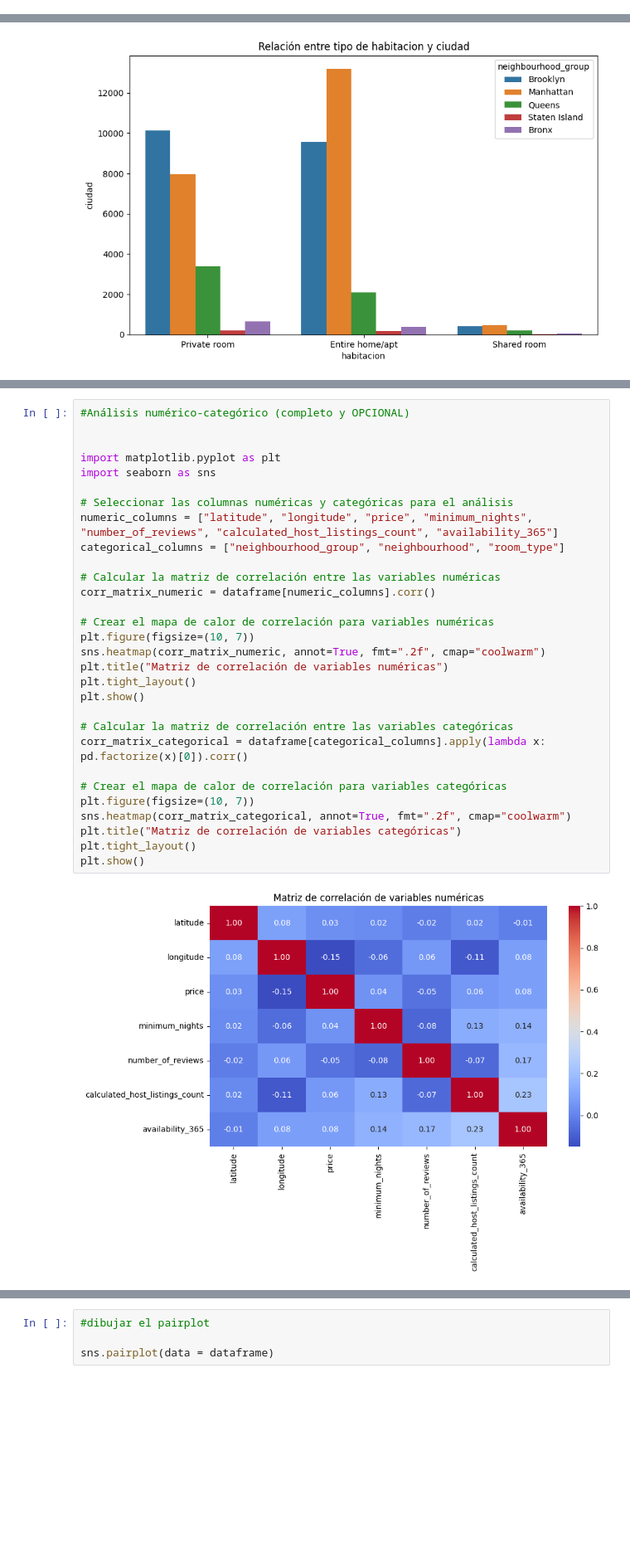
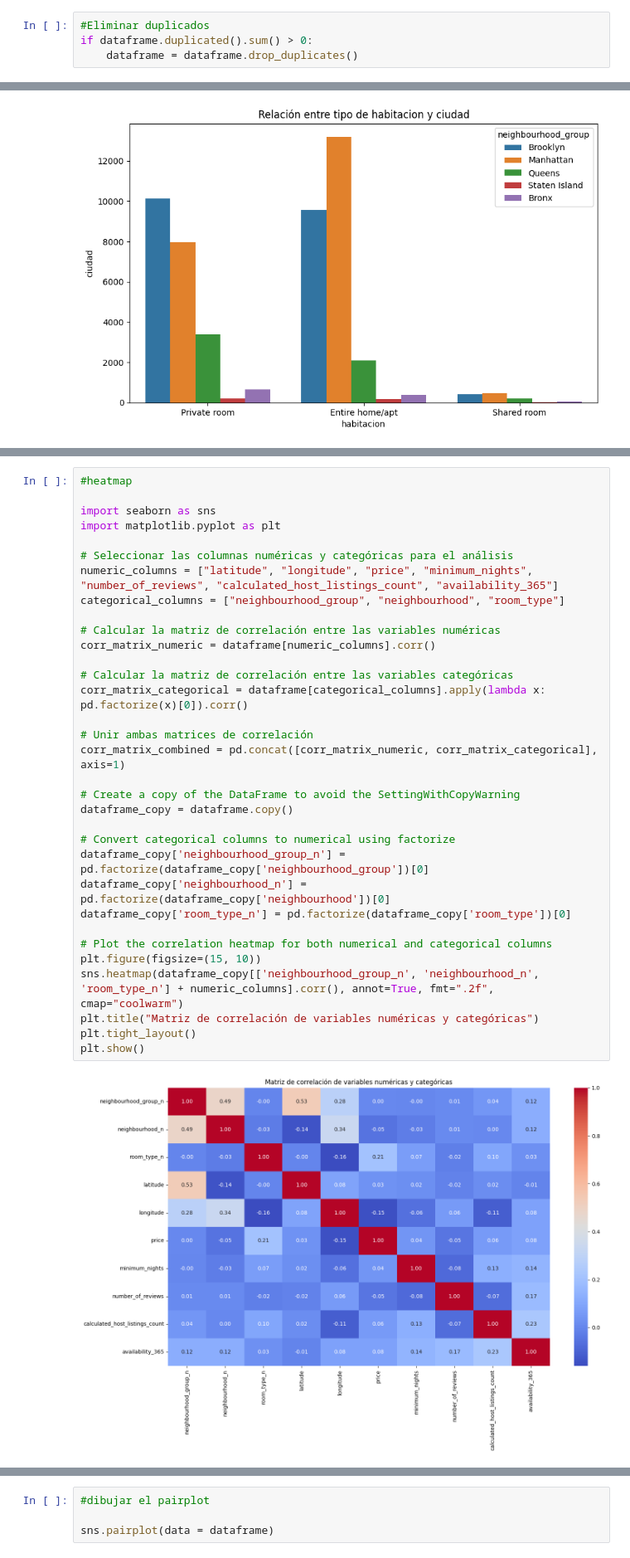
Before and after one commit to jaimed411/013-PROYECTO1-machine-learning-airbnb, a Jupyter notebook: src/appppp.ipynb, the cells around one changed output, grey strips where cells are left out. Shown at 83% size. Drawn from its saved outputs; the diff is of its cells as text; blank space fills up the shorter version.

```diff
--- a/src/appppp.ipynb
+++ b/src/appppp.ipynb
@@ -80,0 +67,4 @@ dataframe.drop("availability_365", axis = 1).duplicated().sum()
+# %%
+#Eliminar duplicados
+if dataframe.duplicated().sum() > 0:
+    dataframe = dataframe.drop_duplicates()
@@ -221,32 +265,35 @@ Conclusiones
 # %%
-#Análisis numérico-categórico (completo y OPCIONAL)
+#heatmap
 
-
+import seaborn as sns
 import matplotlib.pyplot as plt
-import seaborn as sns
 
 # Seleccionar las columnas numéricas y categóricas para el análisis
 numeric_columns = ["latitude", "longitude", "price", "minimum_nights", "number_of_reviews", "calculated_host_listings_count", "availability_365"]
 categorical_columns = ["neighbourhood_group", "neighbourhood", "room_type"]
 
 # Calcular la matriz de correlación entre las variables numéricas
 corr_matrix_numeric = dataframe[numeric_columns].corr()
 
-# Crear el mapa de calor de correlación para variables numéricas
-plt.figure(figsize=(10, 7))
-sns.heatmap(corr_matrix_numeric, annot=True, fmt=".2f", cmap="coolwarm")
-plt.title("Matriz de correlación de variables numéricas")
-plt.tight_layout()
-plt.show()
-
 # Calcular la matriz de correlación entre las variables categóricas
 corr_matrix_categorical = dataframe[categorical_columns].apply(lambda x: pd.factorize(x)[0]).corr()
 
-# Crear el mapa de calor de correlación para variables categóricas
-plt.figure(figsize=(10, 7))
-sns.heatmap(corr_matrix_categorical, annot=True, fmt=".2f", cmap="coolwarm")
-plt.title("Matriz de correlación de variables categóricas")
+# Unir ambas matrices de correlación
+corr_matrix_combined = pd.concat([corr_matrix_numeric, corr_matrix_categorical], axis=1)
+
+# Create a copy of the DataFrame to avoid the SettingWithCopyWarning
+dataframe_copy = dataframe.copy()
+
+# Convert categorical columns to numerical using factorize
+dataframe_copy['neighbourhood_group_n'] = pd.factorize(dataframe_copy['neighbourhood_group'])[0]
+dataframe_copy['neighbourhood_n'] = pd.factorize(dataframe_copy['neighbourhood'])[0]
+dataframe_copy['room_type_n'] = pd.factorize(dataframe_copy['room_type'])[0]
+
+# Plot the correlation heatmap for both numerical and categorical columns
+plt.figure(figsize=(15, 10))
+sns.heatmap(dataframe_copy[['neighbourhood_group_n', 'neighbourhood_n', 'room_type_n'] + numeric_columns].corr(), annot=True, fmt=".2f", cmap="coolwarm")
+plt.title("Matriz de correlación de variables numéricas y categóricas")
 plt.tight_layout()
 plt.show()
 # %% [output]
-[figure, old version]
+[figure, new version]
```
Also changed, not shown: parts of 23 cells of this notebook.
